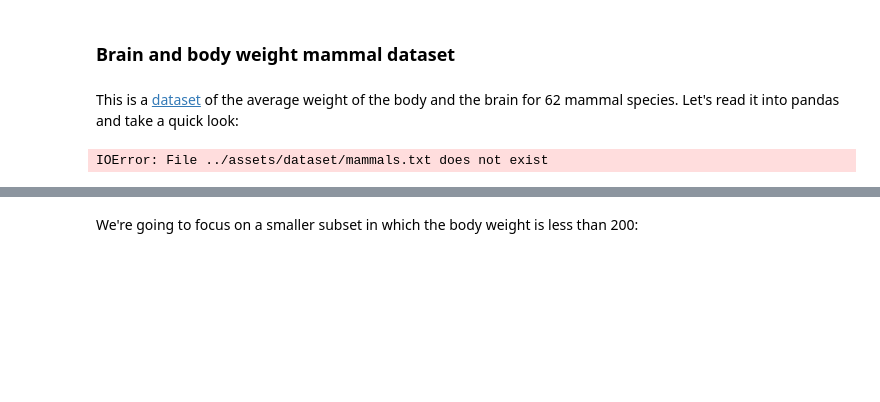
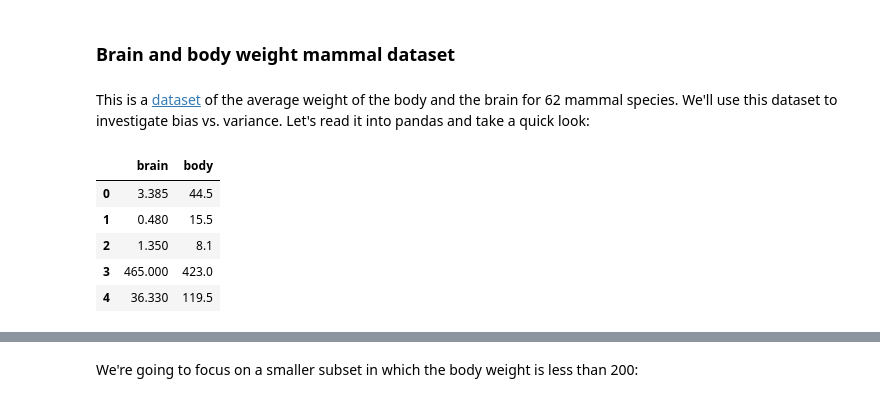
Before and after one commit to aidanconnolly/ga-ds829-train-test-split-and-bias-variance, a Jupyter notebook: bias-and-variance.ipynb, the cells around one changed output, grey strips where cells are left out. Cells and saved outputs as stored; diff of their text form; code cells hidden in the pictures; blank space fills up the shorter version.

```diff
--- a/bias-and-variance.ipynb
+++ b/bias-and-variance.ipynb
@@ -92,14 +110,19 @@ import seaborn as sns
 <a id="brain-and-body-weight-mammal-dataset"></a>
 ### Brain and body weight mammal dataset
 # %% [markdown]
-This is a [dataset](http://people.sc.fsu.edu/~jburkardt/datasets/regression/x01.txt) of the average weight of the body and the brain for 62 mammal species. Let's read it into pandas and take a quick look:
+This is a [dataset](http://people.sc.fsu.edu/~jburkardt/datasets/regression/x01.txt) of the average weight of the body and the brain for 62 mammal species. We'll use this dataset to investigate bias vs. variance. Let's read it into pandas and take a quick look:
 # %%
-path = r'../assets/dataset/mammals.txt'
+path = r'data/mammals.txt'
 cols = ['brain','body']
 mammals = pd.read_table(path, sep='\t', names=cols, header=0)
 mammals.head()
 # %% [output]
-IOError: File ../assets/dataset/mammals.txt does not exist
+|  | brain | body |
+| 0 | 3.385 | 44.5 |
+| 1 | 0.480 | 15.5 |
+| 2 | 1.350 | 8.1 |
+| 3 | 465.000 | 423.0 |
+| 4 | 36.330 | 119.5 |
 # %%
 mammals.describe()
 # %% [output]
```
Also changed, not shown: parts of 36 cells of this notebook, 3 other files.
